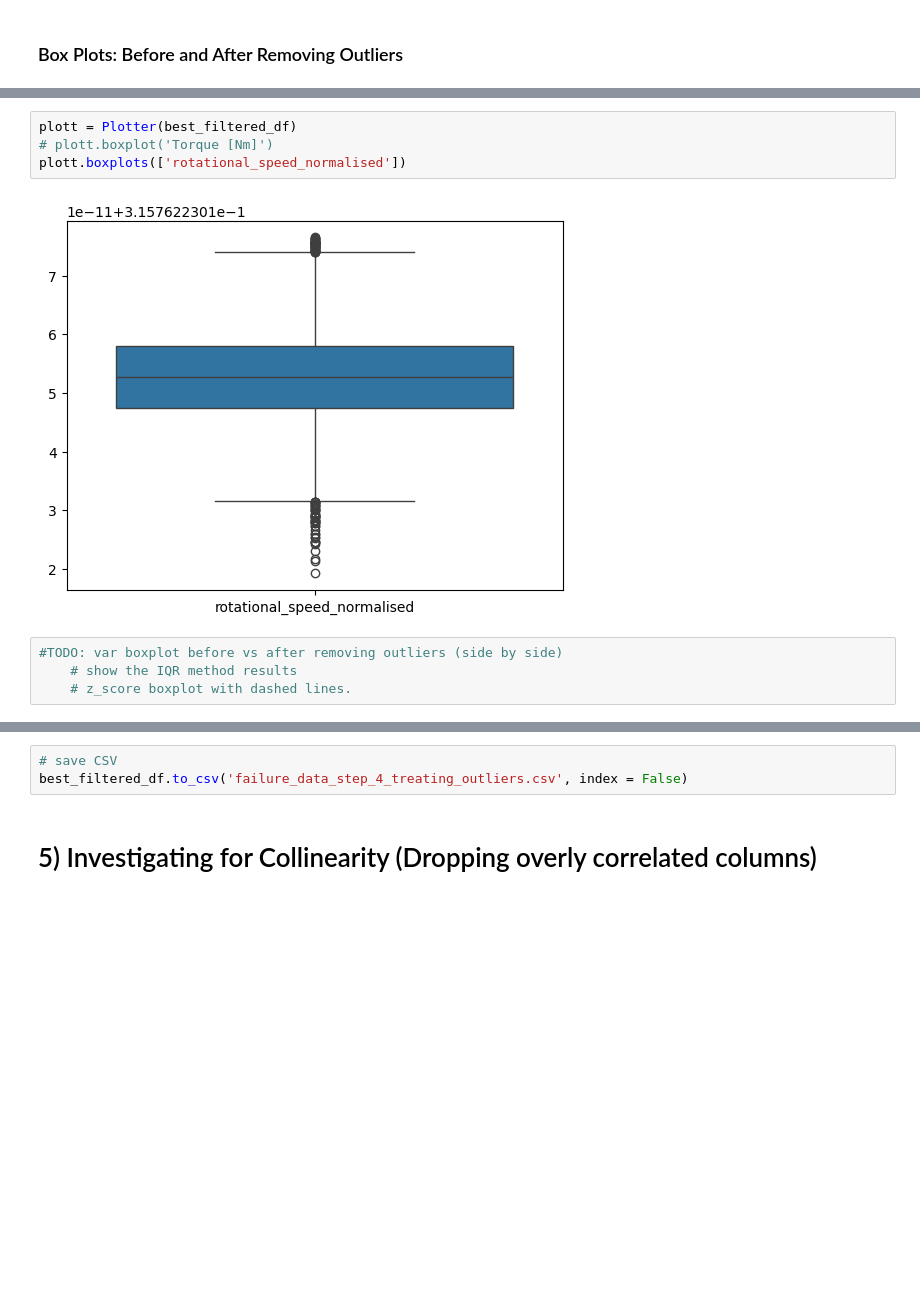
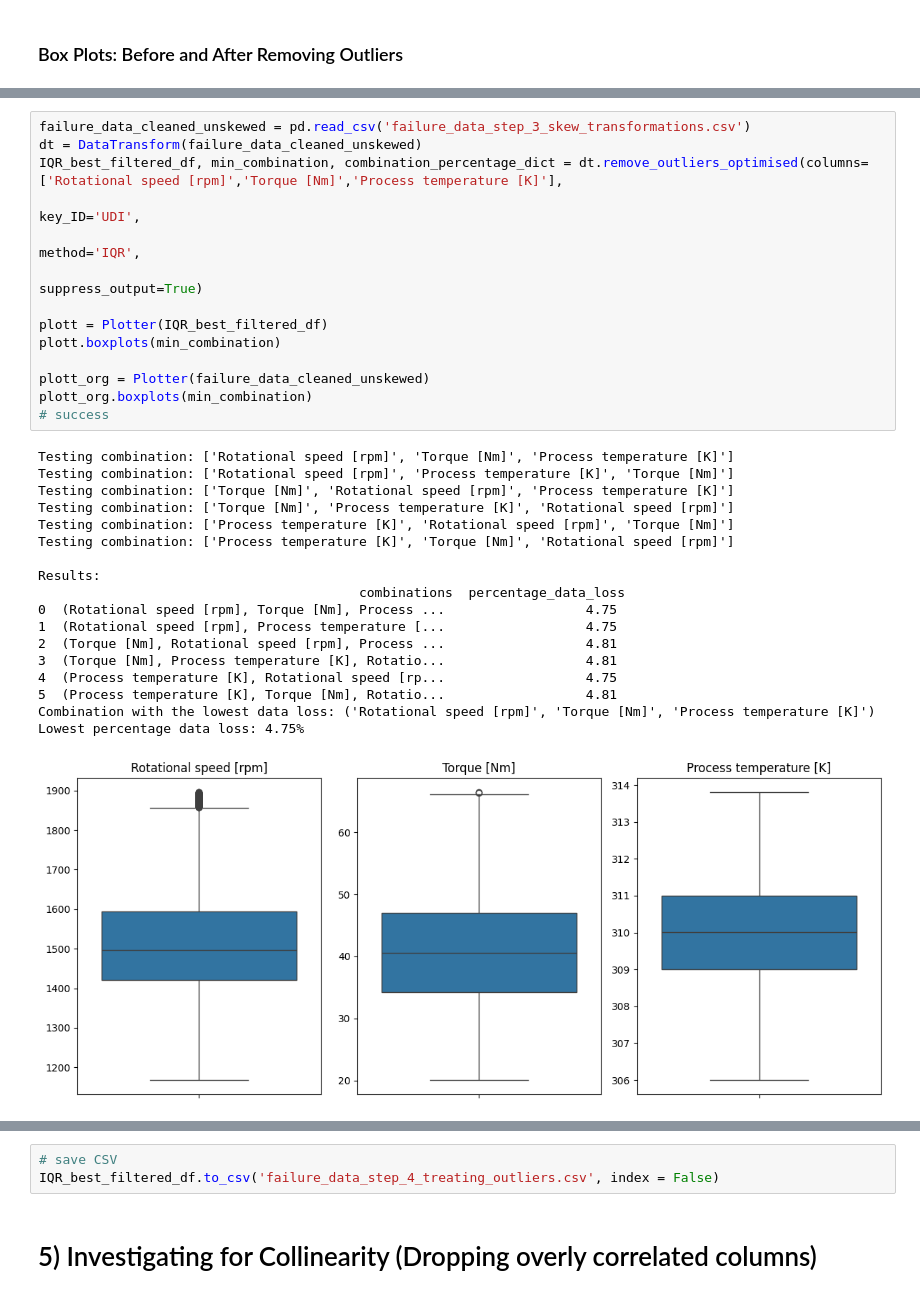
Before and after one commit to ManishKhurmi/exploratory-data-analysis---the-manufacturing-process768, a Jupyter notebook: Milestone_3 refactoring v2.ipynb, the cells around one changed output, grey strips where cells are left out. Cells and saved outputs as stored; diff of their text form; blank space fills up the shorter version.

```diff
--- a/Milestone_3 refactoring v2.ipynb
+++ b/Milestone_3 refactoring v2.ipynb
@@ -1961,10 +1212,33 @@ class DataTransform:
-# %%
-plott = Plotter(best_filtered_df)
-# plott.boxplot('Torque [Nm]')
-plott.boxplots(['rotational_speed_normalised'])
-# %% [output]
-[figure, removed]
-# %%
-#TODO: var boxplot before vs after removing outliers (side by side)
-    # show the IQR method results
-    # z_score boxplot with dashed lines.
+# %%
+failure_data_cleaned_unskewed = pd.read_csv('failure_data_step_3_skew_transformations.csv')
+dt = DataTransform(failure_data_cleaned_unskewed)
+IQR_best_filtered_df, min_combination, combination_percentage_dict = dt.remove_outliers_optimised(columns=['Rotational speed [rpm]','Torque [Nm]','Process temperature [K]'],
+                                                                                                  key_ID='UDI',
+                                                                                                  method='IQR',
+                                                                                                  suppress_output=True)
+
+plott = Plotter(IQR_best_filtered_df)
+plott.boxplots(min_combination)
+
+plott_org = Plotter(failure_data_cleaned_unskewed)
+plott_org.boxplots(min_combination)
+# success
+# %% [output]
+Testing combination: ['Rotational speed [rpm]', 'Torque [Nm]', 'Process temperature [K]']
+Testing combination: ['Rotational speed [rpm]', 'Process temperature [K]', 'Torque [Nm]']
+Testing combination: ['Torque [Nm]', 'Rotational speed [rpm]', 'Process temperature [K]']
+Testing combination: ['Torque [Nm]', 'Process temperature [K]', 'Rotational speed [rpm]']
+Testing combination: ['Process temperature [K]', 'Rotational speed [rpm]', 'Torque [Nm]']
+Testing combination: ['Process temperature [K]', 'Torque [Nm]', 'Rotational speed [rpm]']
+
+Results:
+                                         combinations  percentage_data_loss
+0  (Rotational speed [rpm], Torque [Nm], Process ...                  4.75
+1  (Rotational speed [rpm], Process temperature [...                  4.75
+2  (Torque [Nm], Rotational speed [rpm], Process ...                  4.81
+3  (Torque [Nm], Process temperature [K], Rotatio...                  4.81
+4  (Process temperature [K], Rotational speed [rp...                  4.75
+5  (Process temperature [K], Torque [Nm], Rotatio...                  4.81
+Combination with the lowest data loss: ('Rotational speed [rpm]', 'Torque [Nm]', 'Process temperature [K]')
+Lowest percentage data loss: 4.75%
+[figure, added]
@@ -1971,6 +1246,6 @@ plott.boxplots(['rotational_speed_normalised'])
 # %%
 # save CSV
-best_filtered_df.to_csv('failure_data_step_4_treating_outliers.csv', index = False)
+IQR_best_filtered_df.to_csv('failure_data_step_4_treating_outliers.csv', index = False)
 # %% [markdown]
 # 5) Investigating for Collinearity (Dropping overly correlated columns)
 <a id="collinearity"></a>
```
Also changed, not shown: parts of 35 cells of this notebook, 3 other files.
